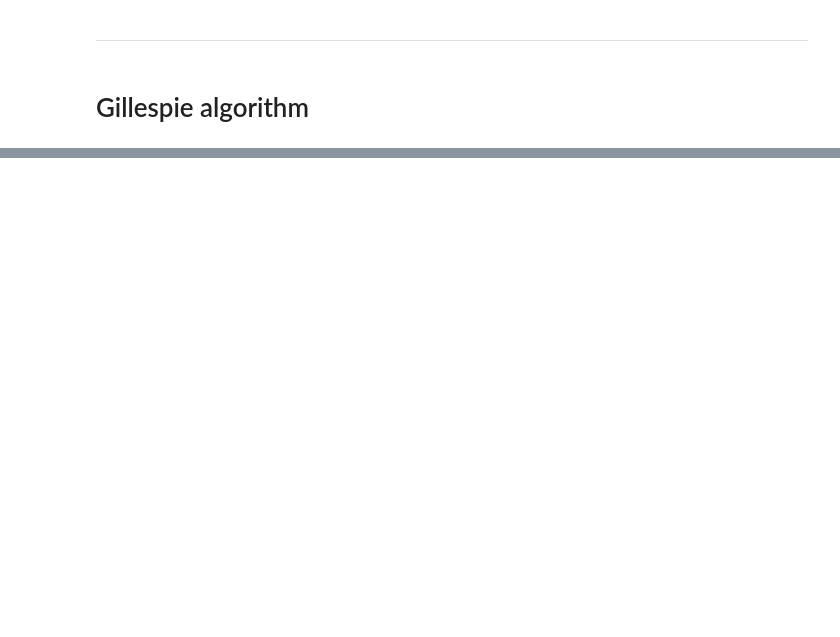
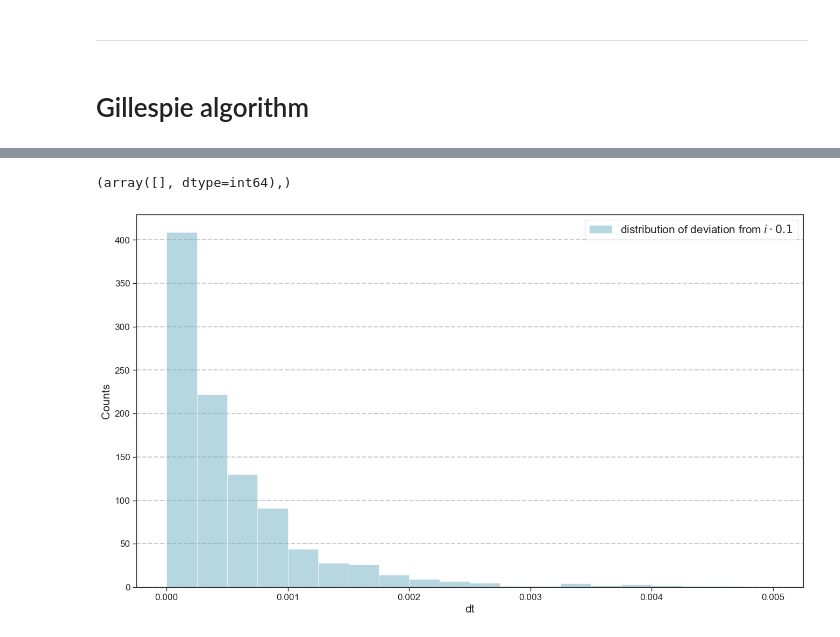
Before and after one commit to nielsdavidsen/PUK_2024, a Jupyter notebook: puk_start.ipynb, the cells around one changed output, grey strips where cells are left out. Saved outputs shown, nothing was run; the diff lists cells and outputs as text; code cells hidden in the pictures; blank space fills up the shorter version.

```diff
--- a/puk_start.ipynb
+++ b/puk_start.ipynb
@@ -378,0 +442,14 @@ fig, ax = plt.subplots()
+# %%
+n = np.arange(0, t_list[-1], 0.1)
+
+dt_list = t_list - n
+plt.hist(dt_list, bins=20, range=(0, 0.005), alpha=0.5, label=r'distribution of deviation from $i \cdot 0.1$');
+plt.xlabel('dt', fontsize=15)
+plt.ylabel('Counts', fontsize=15)
+plt.legend(fontsize=15)
+
+over = np.where(dt_list > 0.1)
+print(over)
+# %% [output]
+(array([], dtype=int64),)
+[figure, added]
```
Also changed, not shown: parts of 9 cells of this notebook.
